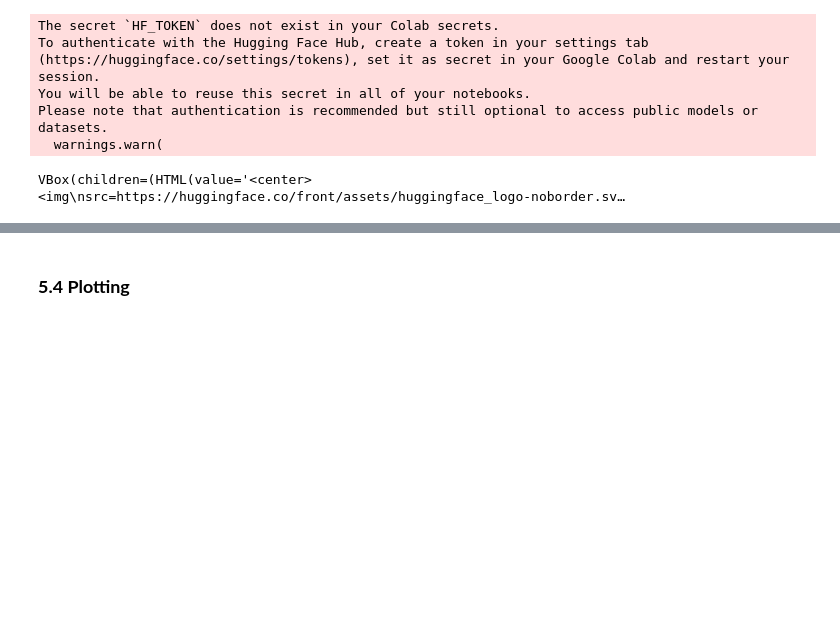
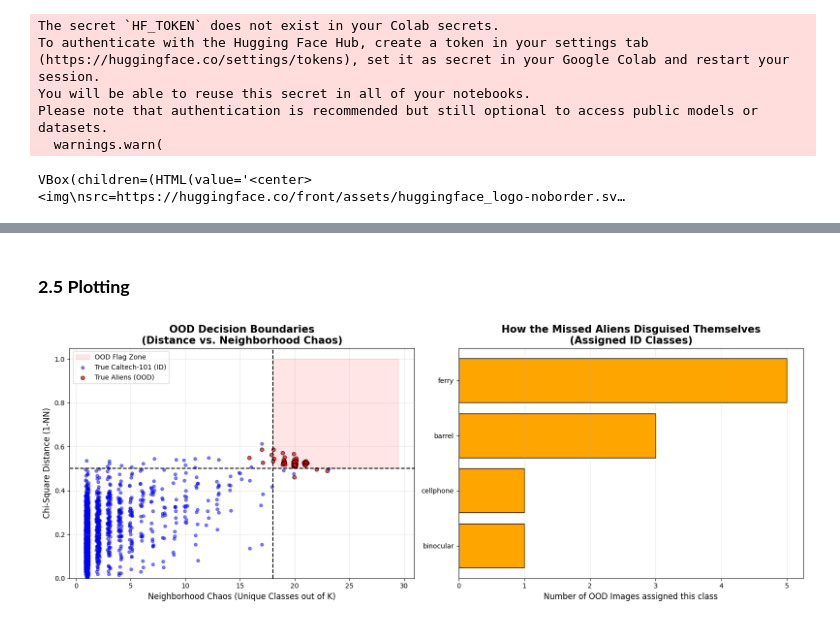
Before and after one commit to xMyrine/Obstacle-detection, a Jupyter notebook: notes/m14_Benchmarking.ipynb, the cells around one changed output, grey strips where cells are left out. Drawn from its saved outputs; the diff is of its cells as text; code cells hidden in the pictures; blank space fills up the shorter version.

```diff
--- a/notes/m14_Benchmarking.ipynb
+++ b/notes/m14_Benchmarking.ipynb
@@ -461,0 +929,4 @@ missed_ood_assigned_classes = [Counter(row).most_common(1)[0][0] for i, row in e
+# %%
+mixed_test_l1 = np.vstack((test_l1, frank_l1))
+ood_labels = np.full(len(frank_l1), OOD_LABEL)
+mixed_y_test = np.concatenate((y_test, ood_labels))
@@ -461,0 +935,11 @@ missed_ood_assigned_classes = [Counter(row).most_common(1)[0][0] for i, row in e
+# %%
+K_NN = 29
+DISTANCE_THRESHOLD = 0.5  # Rule 1: Distance must be > 0.5
+CHAOS_THRESHOLD = 18 # Rule 2: Must have > CHAOS_THRESHOLD unique classes in the 7-NN neighborhood
+# %%
+correctly_flagged_ood, missed_ood, false_alarms_id = 0, 0, 0
+correct_id_classifications, incorrect_id_classifications = 0, 0
+missed_ood_assigned_classes = []
+plot_data = {"id_dist": [], "id_chaos": [], "ood_dist": [], "ood_chaos": []}
+false_alarm_details = []
+missed_alien_details = []
@@ -462,5 +1051,4 @@ missed_ood_assigned_classes = [Counter(row).most_common(1)[0][0] for i, row in e
+# %% [markdown]
+### **2.5 Plotting**
 # %%
 import matplotlib.patches as patches
-# %%
-def get_class_name(cls_id):
-    return f"Class {int(cls_id)}"
@@ -486,51 +1055,46 @@ print("========================================================")
-# %% [markdown]
-### **5.4 Plotting**
 # %%
-plot_data = {
-    "id_chaos": id_chaos,
-    "id_dist": id_dist,
-    "ood_chaos": ood_chaos,
-    "ood_dist": ood_dist
-}
-
 fig, (ax1, ax2) = plt.subplots(1, 2, figsize=(16, 6))
 
-max_dist = max(np.max(id_dist), np.max(ood_dist)) * 1.1
+# --- PLOT 1: The 2D Decision Scatter Plot ---
+# Add a red rectangle to show the "Danger Zone" (Where OOD is flagged)
 rect = patches.Rectangle((CHAOS_THRESHOLD, DISTANCE_THRESHOLD),
-                         K_NN - CHAOS_THRESHOLD + 0.5, max_dist - DISTANCE_THRESHOLD,
+                         K_NN - CHAOS_THRESHOLD + 0.5, 1.0 - DISTANCE_THRESHOLD,
                          linewidth=1, edgecolor='red', facecolor='red', alpha=0.1, label='OOD Flag Zone')
 ax1.add_patch(rect)
 
+# Add jitter to chaos so the dots don't completely overlap on the integers
 jitter_id = np.random.uniform(-0.15, 0.15, len(plot_data["id_chaos"]))
 jitter_ood = np.random.uniform(-0.15, 0.15, len(plot_data["ood_chaos"]))
 
 ax1.scatter(np.array(plot_data["id_chaos"]) + jitter_id, plot_data["id_dist"],
-            color='blue', alpha=0.5, s=20, label='True ID (CIFAR-100)')
+            color='blue', alpha=0.5, s=20, label='True Caltech-101 (ID)')
 ax1.scatter(np.array(plot_data["ood_chaos"]) + jitter_ood, plot_data["ood_dist"],
-            color='red', alpha=0.7, s=30, edgecolors='black', label='True Aliens (SVHN)')
+            color='red', alpha=0.7, s=30, edgecolors='black', label='True Aliens (OOD)')
 
 ax1.axhline(DISTANCE_THRESHOLD, color='black', linestyle='--')
 ax1.axvline(CHAOS_THRESHOLD, color='black', linestyle='--')
 
 ax1.set_title("OOD Decision Boundaries\n(Distance vs. Neighborhood Chaos)", fontsize=15, fontweight='bold')
 ax1.set_xlabel("Neighborhood Chaos (Unique Classes out of K)", fontsize=12)
 ax1.set_ylabel("Chi-Square Distance (1-NN)", fontsize=12)
-ax1.set_ylim(bottom=0, top=max_dist)
+ax1.set_ylim(bottom=0)
 ax1.legend()
 ax1.grid(alpha=0.3)
 
 if missed_ood > 0:
     top_missed = Counter(missed_ood_assigned_classes).most_common(10)
     labels = [get_class_name(cls_id) for cls_id, _ in top_missed]
     counts = [count for _, count in top_missed]
 
     ax2.barh(labels[::-1], counts[::-1], color='orange', edgecolor='black')
     ax2.set_title("How the Missed Aliens Disguised Themselves\n(Assigned ID Classes)", fontsize=15, fontweight='bold')
     ax2.set_xlabel("Number of OOD Images assigned this class", fontsize=12)
     ax2.grid(axis='x', alpha=0.3)
 else:
     ax2.text(0.5, 0.5, 'Perfect OOD Detection!\nNo Aliens Slipped Through.', ha='center', va='center', fontsize=18, color='green')
     ax2.axis('off')
 
 plt.tight_layout()
 plt.show()
+# %% [output]
+[figure, added]
```
Also changed, not shown: parts of 176 cells of this notebook, 3 other files.
